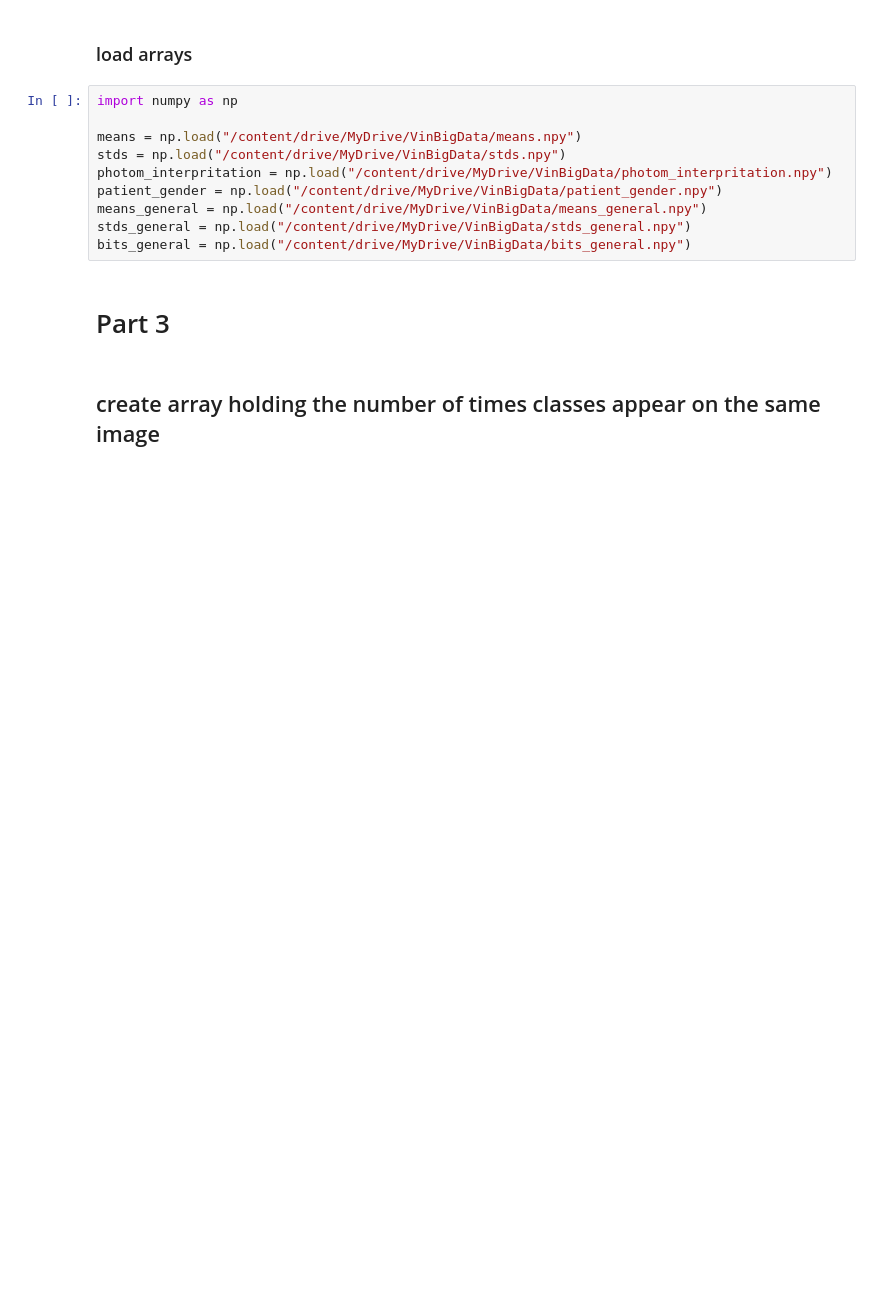
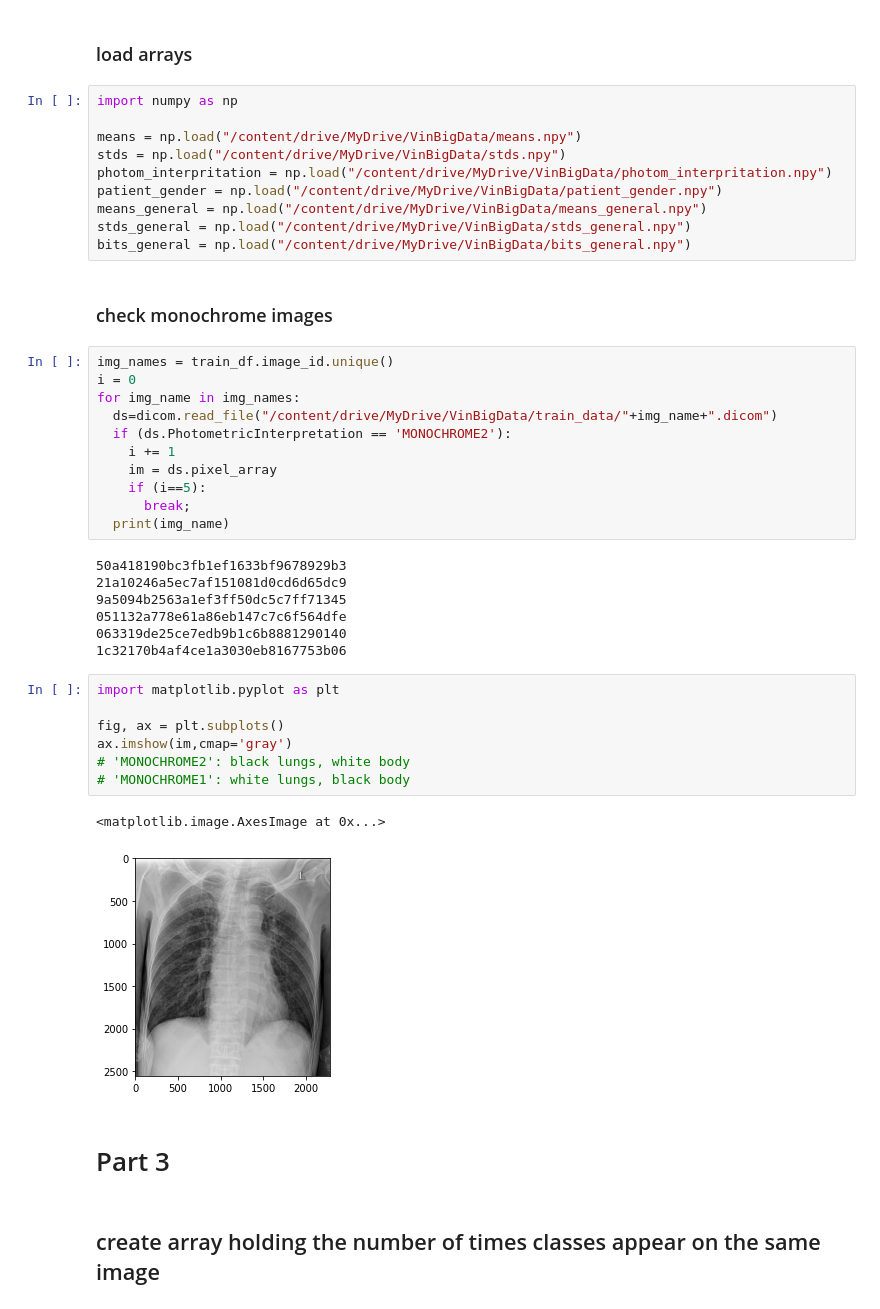
Before and after one commit to christam96/VinBigData-Abnormalities-Detection, a Jupyter notebook: Exploratory Data Analysis/EDA_3parts.ipynb, the cells around one changed output. Cells and saved outputs as stored; diff of their text form; blank space fills up the shorter version.

```diff
--- a/Exploratory Data Analysis/EDA_3parts.ipynb
+++ b/Exploratory Data Analysis/EDA_3parts.ipynb
@@ -382,6 +471,36 @@ patient_gender = np.load("/content/drive/MyDrive/VinBigData/patient_gender.npy")
 means_general = np.load("/content/drive/MyDrive/VinBigData/means_general.npy")
 stds_general = np.load("/content/drive/MyDrive/VinBigData/stds_general.npy")
 bits_general = np.load("/content/drive/MyDrive/VinBigData/bits_general.npy")
+# %% [markdown]
+### check monochrome images
+# %%
+img_names = train_df.image_id.unique()
+i = 0
+for img_name in img_names:
+  ds=dicom.read_file("/content/drive/MyDrive/VinBigData/train_data/"+img_name+".dicom")
+  if (ds.PhotometricInterpretation == 'MONOCHROME2'):
+    i += 1
+    im = ds.pixel_array
+    if (i==5):
+      break;
+  print(img_name)
+# %% [output]
+50a418190bc3fb1ef1633bf9678929b3
+21a10246a5ec7af151081d0cd6d65dc9
+9a5094b2563a1ef3ff50dc5c7ff71345
+051132a778e61a86eb147c7c6f564dfe
+063319de25ce7edb9b1c6b8881290140
+1c32170b4af4ce1a3030eb8167753b06
+# %%
+import matplotlib.pyplot as plt
+
+fig, ax = plt.subplots()
+ax.imshow(im,cmap='gray')
+# 'MONOCHROME2': black lungs, white body
+# 'MONOCHROME1': white lungs, black body
+# %% [output]
+<matplotlib.image.AxesImage at 0x...>
+[figure, added]
 # %% [markdown]
 # Part 3
 # %% [markdown]
```
Also changed, not shown: parts of 17 cells of this notebook.
